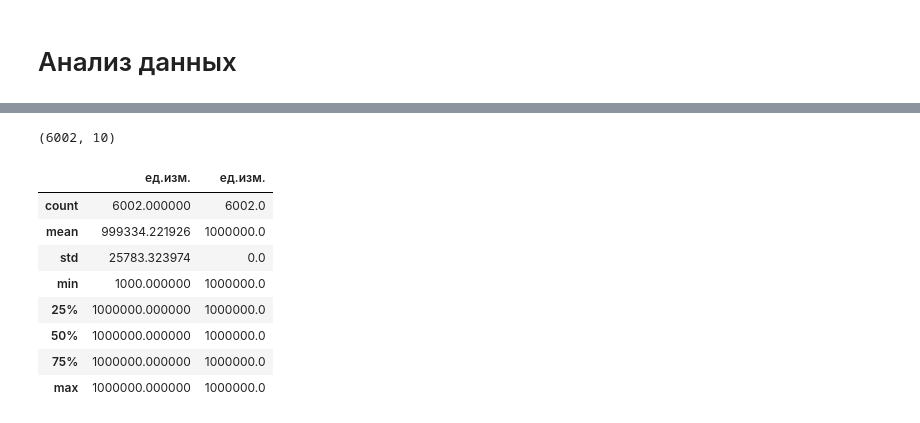
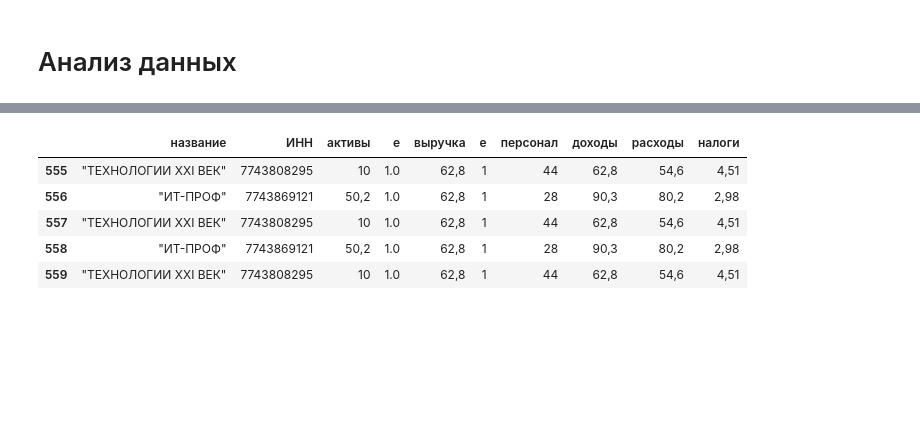
Before and after one commit to Alex478/Project_find_values, a Jupyter notebook: project_find_values.ipynb, the cells around one changed output, grey strips where cells are left out. Drawn from its saved outputs; the diff is of its cells as text; code cells hidden in the pictures; blank space fills up the shorter version.

```diff
--- a/project_find_values.ipynb
+++ b/project_find_values.ipynb
@@ -204,4 +333,0 @@ data.head()
-# %%
-data.shape
-# %% [output]
-(6002, 10)
@@ -210,12 +334,13 @@ data.to_csv('data_find_values.csv')
-# %%
-data.describe()
-# %% [output]
-|  | ед.изм. | ед.изм. |
-| count | 6002.000000 | 6002.0 |
-| mean | 999334.221926 | 1000000.0 |
-| std | 25783.323974 | 0.0 |
-| min | 1000.000000 | 1000000.0 |
-| 25% | 1000000.000000 | 1000000.0 |
-| 50% | 1000000.000000 | 1000000.0 |
-| 75% | 1000000.000000 | 1000000.0 |
-| max | 1000000.000000 | 1000000.0 |
+# %%
+data = pd.DataFrame(Table_find_values)
+data.columns = ['название', 'ИНН', 'активы','e' , 'выручка', 'e', 'персонал', 'доходы', 'расходы', 'налоги']
+# name, inn, aktiv/активы, sale/выручка, персонал, доходы, расходы, налоги
+data.tail()
+#data['название'].value_counts()
+# %% [output]
+|  | название | ИНН | активы | e | выручка | e | персонал | доходы | расходы | налоги |
+| 555 | "ТЕХНОЛОГИИ XXI ВЕК" | 7743808295 | 10 | 1.0 | 62,8 | 1 | 44 | 62,8 | 54,6 | 4,51 |
+| 556 | "ИТ-ПРОФ" | 7743869121 | 50,2 | 1.0 | 62,8 | 1 | 28 | 90,3 | 80,2 | 2,98 |
+| 557 | "ТЕХНОЛОГИИ XXI ВЕК" | 7743808295 | 10 | 1.0 | 62,8 | 1 | 44 | 62,8 | 54,6 | 4,51 |
+| 558 | "ИТ-ПРОФ" | 7743869121 | 50,2 | 1.0 | 62,8 | 1 | 28 | 90,3 | 80,2 | 2,98 |
+| 559 | "ТЕХНОЛОГИИ XXI ВЕК" | 7743808295 | 10 | 1.0 | 62,8 | 1 | 44 | 62,8 | 54,6 | 4,51 |
```
Also changed, not shown: parts of 19 cells of this notebook.
